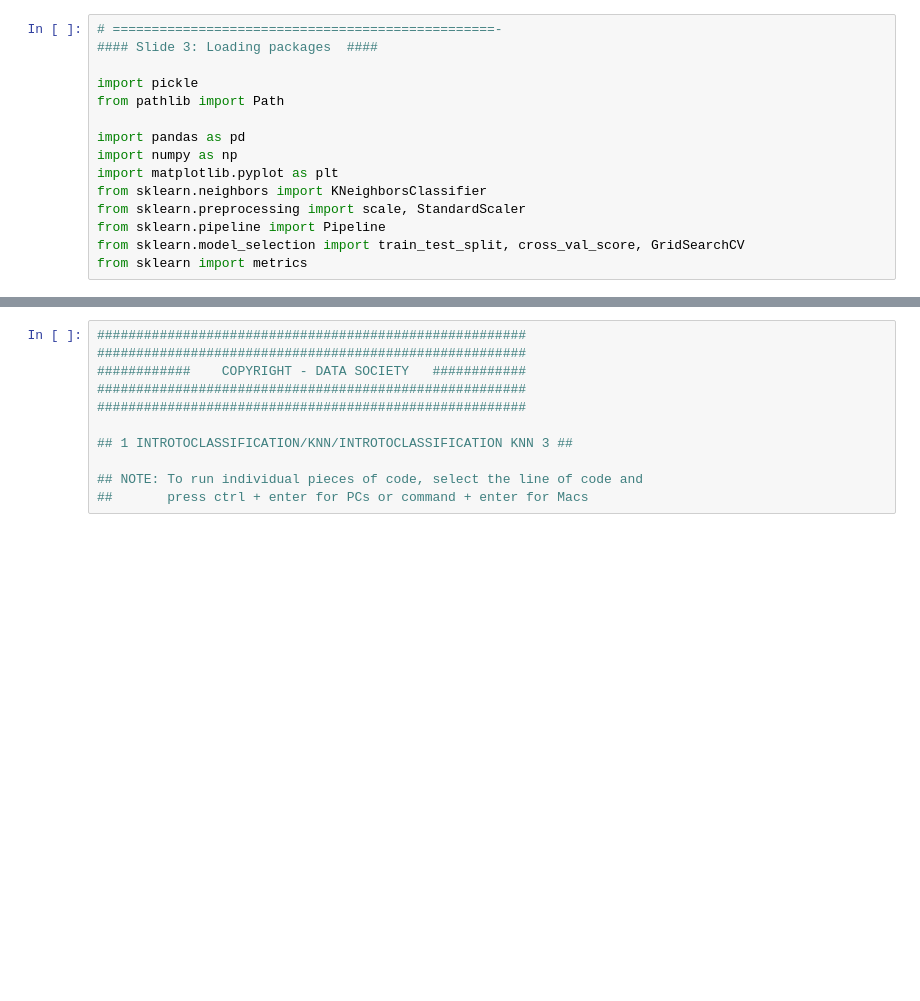
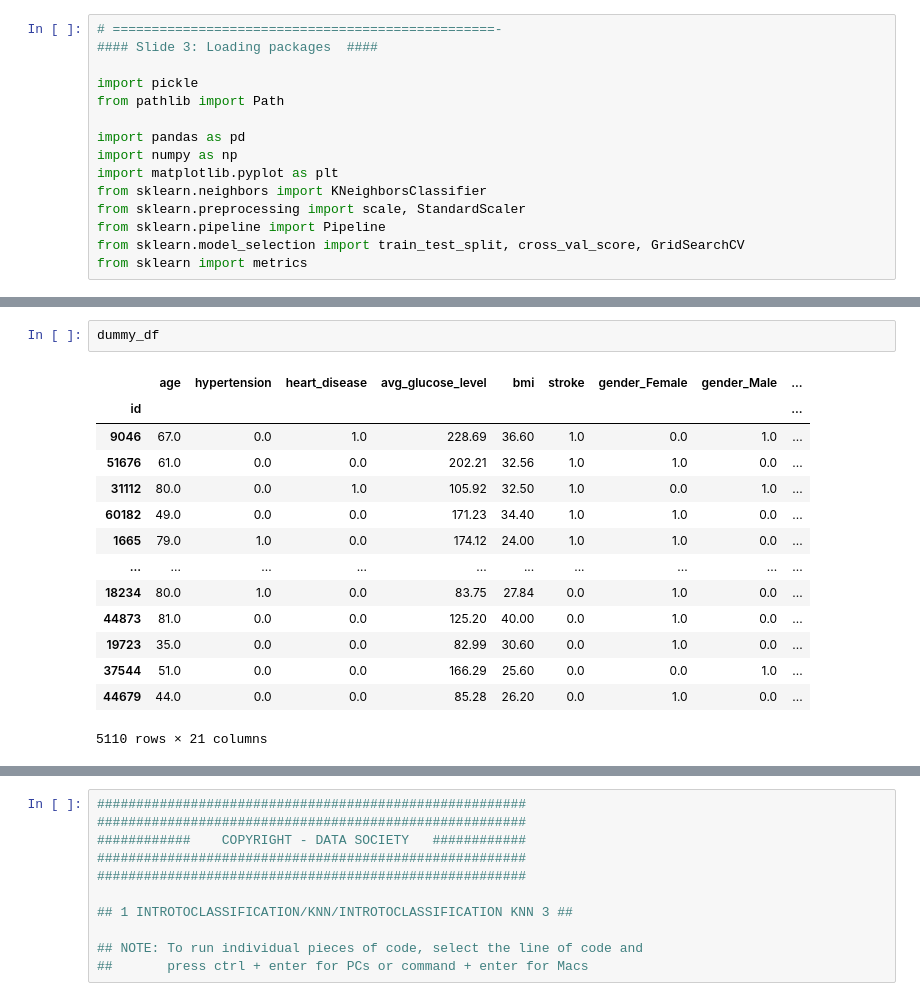
Before and after one commit to maptv/Classification-with-Python, a Jupyter notebook: 1-IntroToClassification/1-IntroToClassification-code.ipynb, the cells around one changed output, grey strips where cells are left out. Drawn from its saved outputs; the diff is of its cells as text; blank space fills up the shorter version.

```diff
--- a/1-IntroToClassification/1-IntroToClassification-code.ipynb
+++ b/1-IntroToClassification/1-IntroToClassification-code.ipynb
@@ -82,0 +196,17 @@ print(percent_missing)
+# %%
+dummy_df
+# %% [output]
+|  | age | hypertension | heart_disease | avg_glucose_level | bmi | stroke | gender_Female | gender_Male | ... |
+| id |  |  |  |  |  |  |  |  | ... |
+| 9046 | 67.0 | 0.0 | 1.0 | 228.69 | 36.60 | 1.0 | 0.0 | 1.0 | ... |
+| 51676 | 61.0 | 0.0 | 0.0 | 202.21 | 32.56 | 1.0 | 1.0 | 0.0 | ... |
+| 31112 | 80.0 | 0.0 | 1.0 | 105.92 | 32.50 | 1.0 | 0.0 | 1.0 | ... |
+| 60182 | 49.0 | 0.0 | 0.0 | 171.23 | 34.40 | 1.0 | 1.0 | 0.0 | ... |
+| 1665 | 79.0 | 1.0 | 0.0 | 174.12 | 24.00 | 1.0 | 1.0 | 0.0 | ... |
+| ... | ... | ... | ... | ... | ... | ... | ... | ... | ... |
+| 18234 | 80.0 | 1.0 | 0.0 | 83.75 | 27.84 | 0.0 | 1.0 | 0.0 | ... |
+| 44873 | 81.0 | 0.0 | 0.0 | 125.20 | 40.00 | 0.0 | 1.0 | 0.0 | ... |
+| 19723 | 35.0 | 0.0 | 0.0 | 82.99 | 30.60 | 0.0 | 1.0 | 0.0 | ... |
+| 37544 | 51.0 | 0.0 | 0.0 | 166.29 | 25.60 | 0.0 | 0.0 | 1.0 | ... |
+| 44679 | 44.0 | 0.0 | 0.0 | 85.28 | 26.20 | 0.0 | 1.0 | 0.0 | ... |
+5110 rows × 21 columns
```
Also changed, not shown: parts of 27 cells of this notebook.
